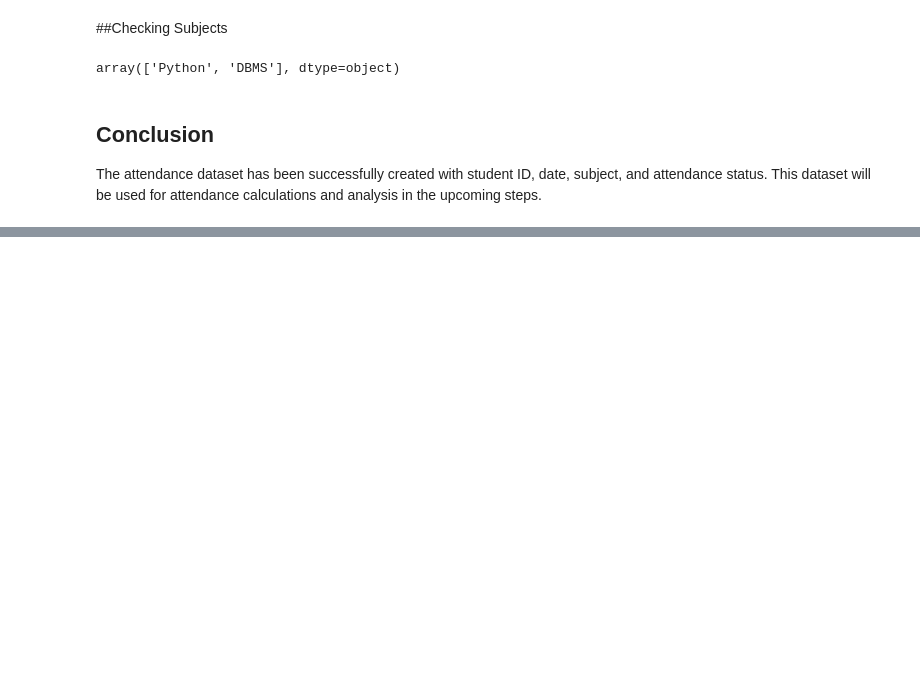
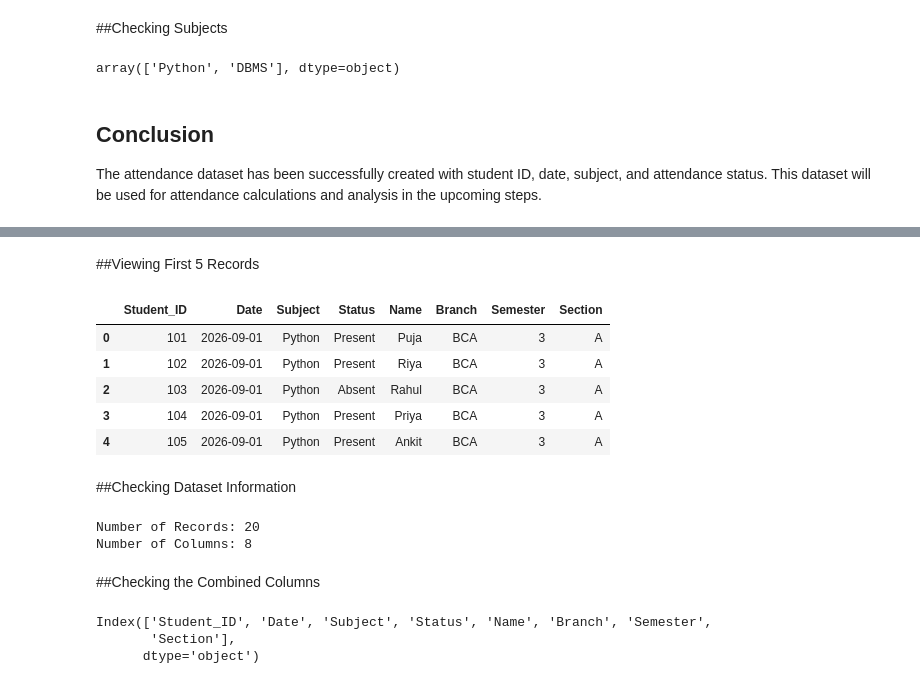
Before and after one commit to puja-200627/YBI_INTERNSHIP_PROJECTS, a Jupyter notebook: STUDENT_ATTENDANCE_MANAGEMENT_SYSTEM.ipynb, the cells around one changed output, grey strips where cells are left out. Cells and saved outputs as stored; diff of their text form; code cells hidden in the pictures; blank space fills up the shorter version.

```diff
--- a/STUDENT_ATTENDANCE_MANAGEMENT_SYSTEM.ipynb
+++ b/STUDENT_ATTENDANCE_MANAGEMENT_SYSTEM.ipynb
@@ -266,0 +347,27 @@ The attendance dataset has been successfully created with student ID, date, subj
+# %% [markdown]
+##Viewing First 5 Records
+# %%
+combined_data.head()
+# %% [output]
+|  | Student_ID | Date | Subject | Status | Name | Branch | Semester | Section |
+| 0 | 101 | 2026-09-01 | Python | Present | Puja | BCA | 3 | A |
+| 1 | 102 | 2026-09-01 | Python | Present | Riya | BCA | 3 | A |
+| 2 | 103 | 2026-09-01 | Python | Absent | Rahul | BCA | 3 | A |
+| 3 | 104 | 2026-09-01 | Python | Present | Priya | BCA | 3 | A |
+| 4 | 105 | 2026-09-01 | Python | Present | Ankit | BCA | 3 | A |
+# %% [markdown]
+##Checking Dataset Information
+# %%
+print("Number of Records:", len(combined_data))
+print("Number of Columns:", len(combined_data.columns))
+# %% [output]
+Number of Records: 20
+Number of Columns: 8
+# %% [markdown]
+##Checking the Combined Columns
+# %%
+combined_data.columns
+# %% [output]
+Index(['Student_ID', 'Date', 'Subject', 'Status', 'Name', 'Branch', 'Semester',
+       'Section'],
+      dtype='object')
```
Also changed, not shown: parts of 6 cells of this notebook.
